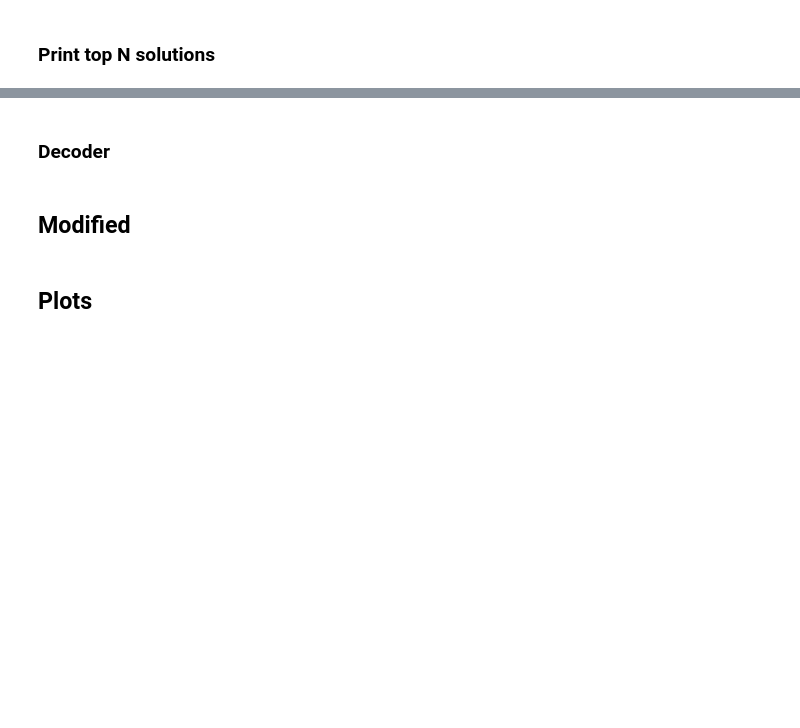
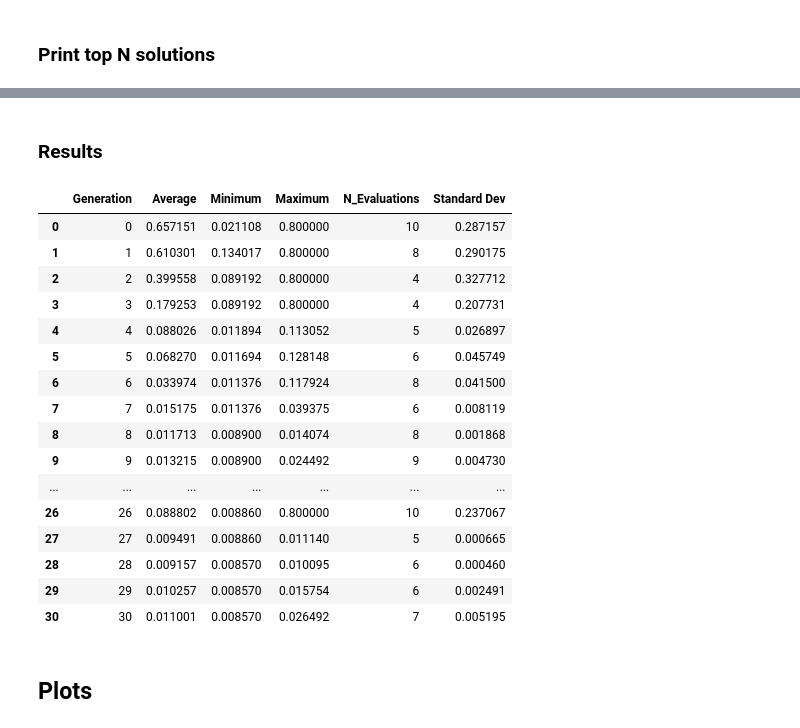
Before and after one commit to alifiaz/UAEU, a Jupyter notebook: GA_Final.ipynb, the cells around one changed output, grey strips where cells are left out. Drawn from its saved outputs; the diff is of its cells as text; code cells hidden in the pictures; blank space fills up the shorter version.

```diff
--- a/GA_Final.ipynb
+++ b/GA_Final.ipynb
@@ -360,13 +364,3 @@ Model took 23.73 seconds to train
-# %%
-hof = tools.HallOfFame(1)
-stats = tools.Statistics(lambda ind: ind.fitness.values)
-stats.register("avg", np.mean)
-stats.register("std", np.std)
-stats.register("min", np.min)
-stats.register("max", np.max)
-
-pop, log = algorithms.eaSimple(population, toolbox, cxpb=0.7, mutpb=0.1, ngen = num_generations,
-                                       stats=stats, halloffame=hof, verbose=True)
 # %% [markdown]
 ### Print top N solutions
 # %%
@@ -376,2 +388,2 @@ a
 # %% [markdown]
-### Decoder
+### Results
@@ -498,2 +389,0 @@ for bi in best_individuals:
-# %% [markdown]
-## Modified
@@ -663,0 +390,24 @@ gen1,avg1,min1, max1 = log.select('gen','avg','min','max')
+# %%
+#Save Results
+gen,avg,min1,max1,nevals, std = log.select('gen','avg','min','max','nevals','std')
+df=pd.DataFrame({'Generation':gen, 'Average':avg, 'Minimum':min1, 'Maximum':max,
+                 'N_Evaluations':nevals, 'Standard Dev':std})
+df
+# %% [output]
+|  | Generation | Average | Minimum | Maximum | N_Evaluations | Standard Dev |
+| 0 | 0 | 0.657151 | 0.021108 | 0.800000 | 10 | 0.287157 |
+| 1 | 1 | 0.610301 | 0.134017 | 0.800000 | 8 | 0.290175 |
+| 2 | 2 | 0.399558 | 0.089192 | 0.800000 | 4 | 0.327712 |
+| 3 | 3 | 0.179253 | 0.089192 | 0.800000 | 4 | 0.207731 |
+| 4 | 4 | 0.088026 | 0.011894 | 0.113052 | 5 | 0.026897 |
+| 5 | 5 | 0.068270 | 0.011694 | 0.128148 | 6 | 0.045749 |
+| 6 | 6 | 0.033974 | 0.011376 | 0.117924 | 8 | 0.041500 |
+| 7 | 7 | 0.015175 | 0.011376 | 0.039375 | 6 | 0.008119 |
+| 8 | 8 | 0.011713 | 0.008900 | 0.014074 | 8 | 0.001868 |
+| 9 | 9 | 0.013215 | 0.008900 | 0.024492 | 9 | 0.004730 |
+| ... | ... | ... | ... | ... | ... | ... |
+| 26 | 26 | 0.088802 | 0.008860 | 0.800000 | 10 | 0.237067 |
+| 27 | 27 | 0.009491 | 0.008860 | 0.011140 | 5 | 0.000665 |
+| 28 | 28 | 0.009157 | 0.008570 | 0.010095 | 6 | 0.000460 |
+| 29 | 29 | 0.010257 | 0.008570 | 0.015754 | 6 | 0.002491 |
+| 30 | 30 | 0.011001 | 0.008570 | 0.026492 | 7 | 0.005195 |
```
Also changed, not shown: parts of 39 cells of this notebook.
